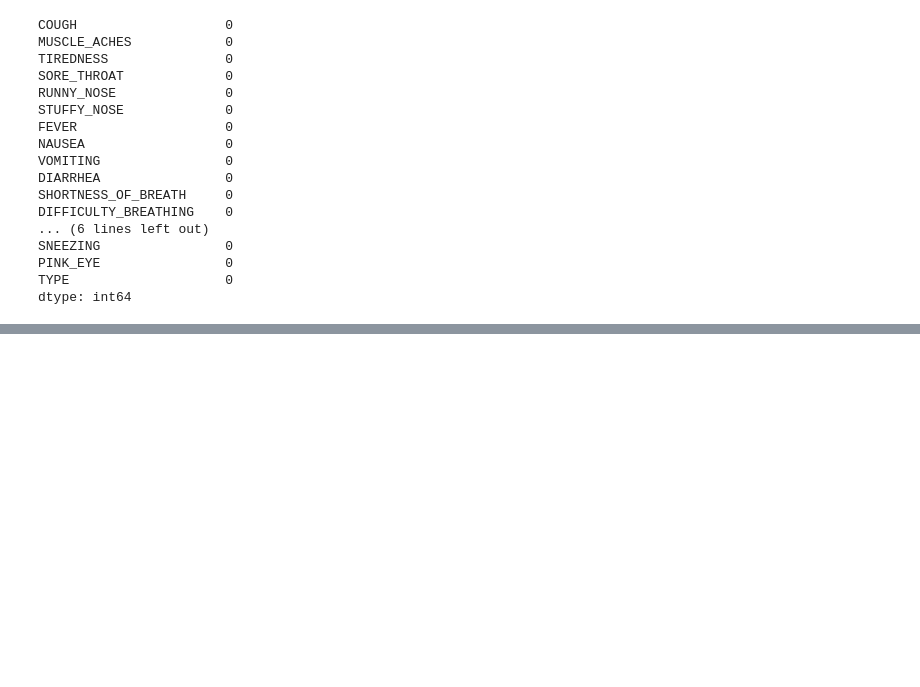
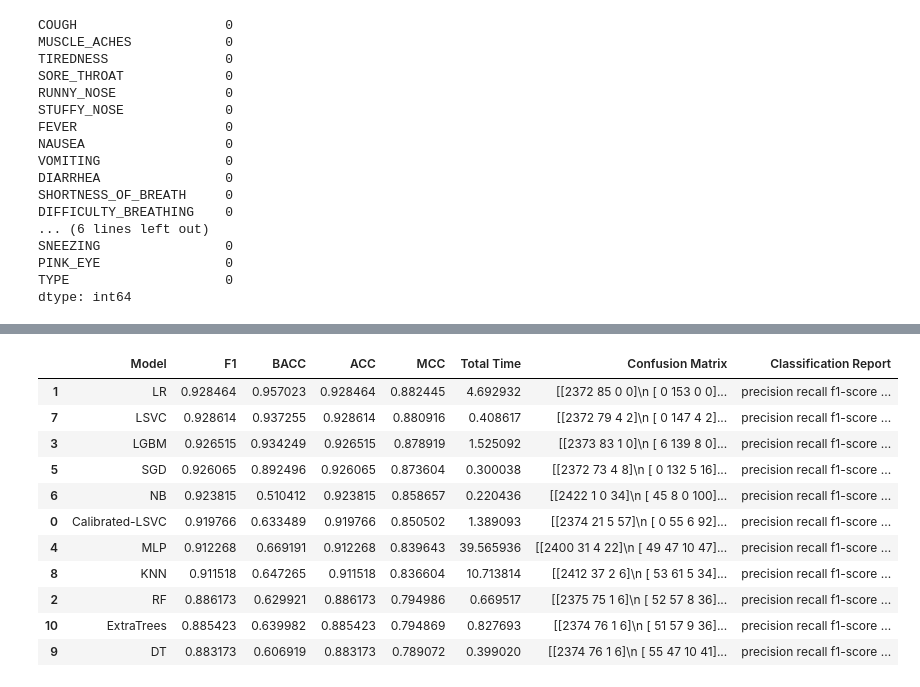
Before and after one commit to TalesVMAlves/chatbot-medico, a Jupyter notebook: analise_inicial.ipynb, the cells around one changed output, grey strips where cells are left out. Saved outputs shown, nothing was run; the diff lists cells and outputs as text; code cells hidden in the pictures; blank space fills up the shorter version.

Commit message:
ML pipeline

```diff
--- a/analise_inicial.ipynb
+++ b/analise_inicial.ipynb
@@ -46,11 +48,14 @@ validation_df, test_df = train_test_split(
     stratify=temp_df['TYPE']
 )
 # %%
-X_train = train_df.drop(columns=['ALVO']).values
-y_train = train_df['ALVO']
+X_train = train_df.drop(columns=['TYPE']).values
+y_train = train_df['TYPE']
 
-X_val = validation_df.drop(columns=['ALVO']).values
-y_val = validation_df['ALVO']
+X_val = validation_df.drop(columns=['TYPE']).values
+y_val = validation_df['TYPE']
 
-X_test = test_df.drop(columns=['ALVO']).values
-y_test = test_df['ALVO']
+X_test = test_df.drop(columns=['TYPE']).values
+y_test = test_df['TYPE']
+# %%
+from services.pipeline_treino import train_and_evaluate_models
+df_results, creports = train_and_evaluate_models(X_train, y_train, X_val, y_val)
@@ -56,0 +97,15 @@ y_test = test_df['ALVO']
+# %%
+df_results.sort_values(by='MCC', ascending=False)
+# %% [output]
+|  | Model | F1 | BACC | ACC | MCC | Total Time | Confusion Matrix | Classification Report |
+| 1 | LR | 0.928464 | 0.957023 | 0.928464 | 0.882445 | 4.692932 | [[2372 85 0 0]\n [ 0 153 0 0]... | precision recall f1-score ... |
+| 7 | LSVC | 0.928614 | 0.937255 | 0.928614 | 0.880916 | 0.408617 | [[2372 79 4 2]\n [ 0 147 4 2]... | precision recall f1-score ... |
+| 3 | LGBM | 0.926515 | 0.934249 | 0.926515 | 0.878919 | 1.525092 | [[2373 83 1 0]\n [ 6 139 8 0]... | precision recall f1-score ... |
+| 5 | SGD | 0.926065 | 0.892496 | 0.926065 | 0.873604 | 0.300038 | [[2372 73 4 8]\n [ 0 132 5 16]... | precision recall f1-score ... |
+| 6 | NB | 0.923815 | 0.510412 | 0.923815 | 0.858657 | 0.220436 | [[2422 1 0 34]\n [ 45 8 0 100]... | precision recall f1-score ... |
+| 0 | Calibrated-LSVC | 0.919766 | 0.633489 | 0.919766 | 0.850502 | 1.389093 | [[2374 21 5 57]\n [ 0 55 6 92]... | precision recall f1-score ... |
+| 4 | MLP | 0.912268 | 0.669191 | 0.912268 | 0.839643 | 39.565936 | [[2400 31 4 22]\n [ 49 47 10 47]... | precision recall f1-score ... |
+| 8 | KNN | 0.911518 | 0.647265 | 0.911518 | 0.836604 | 10.713814 | [[2412 37 2 6]\n [ 53 61 5 34]... | precision recall f1-score ... |
+| 2 | RF | 0.886173 | 0.629921 | 0.886173 | 0.794986 | 0.669517 | [[2375 75 1 6]\n [ 52 57 8 36]... | precision recall f1-score ... |
+| 10 | ExtraTrees | 0.885423 | 0.639982 | 0.885423 | 0.794869 | 0.827693 | [[2374 76 1 6]\n [ 51 57 9 36]... | precision recall f1-score ... |
+| 9 | DT | 0.883173 | 0.606919 | 0.883173 | 0.789072 | 0.399020 | [[2374 76 1 6]\n [ 55 47 10 41]... | precision recall f1-score ... |
```
Also changed, not shown: parts of 2 cells of this notebook.
